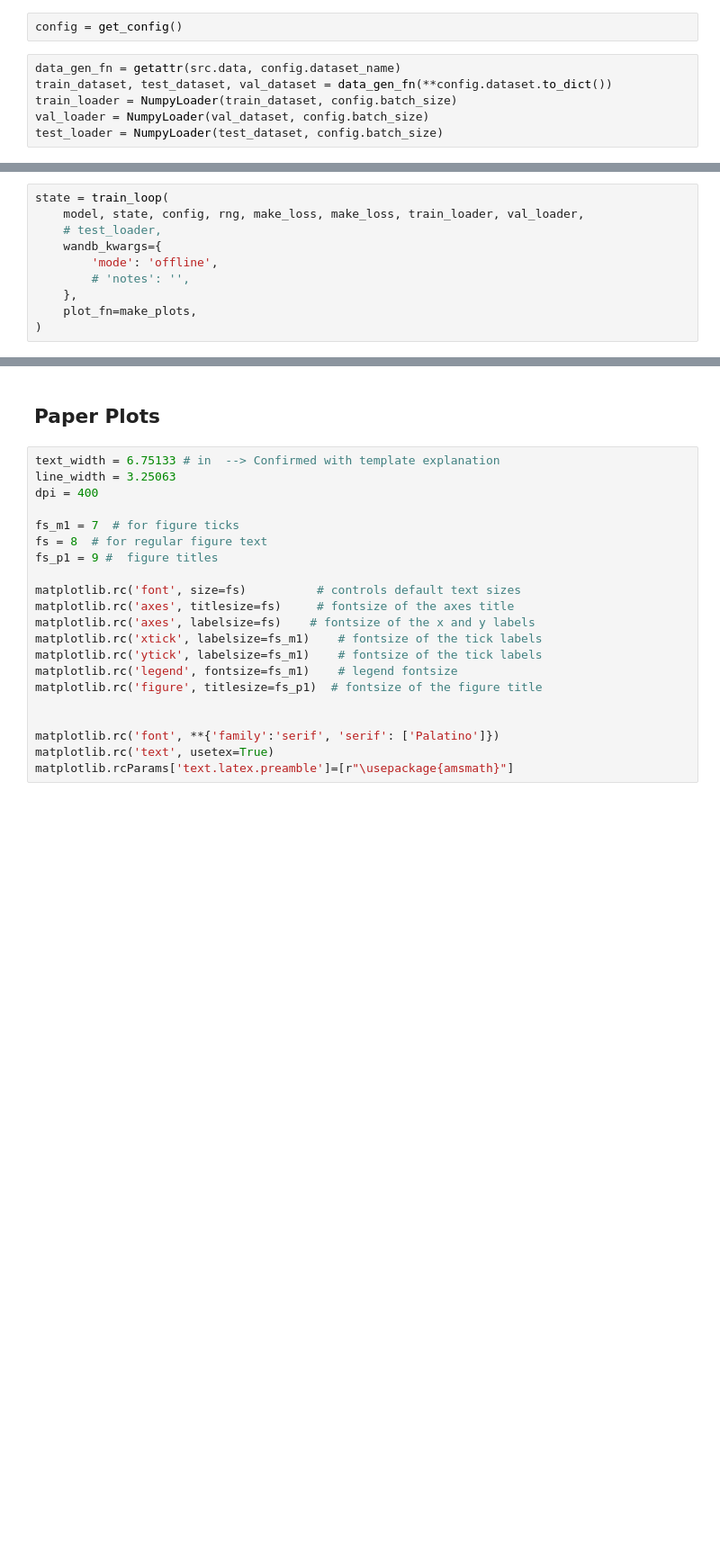
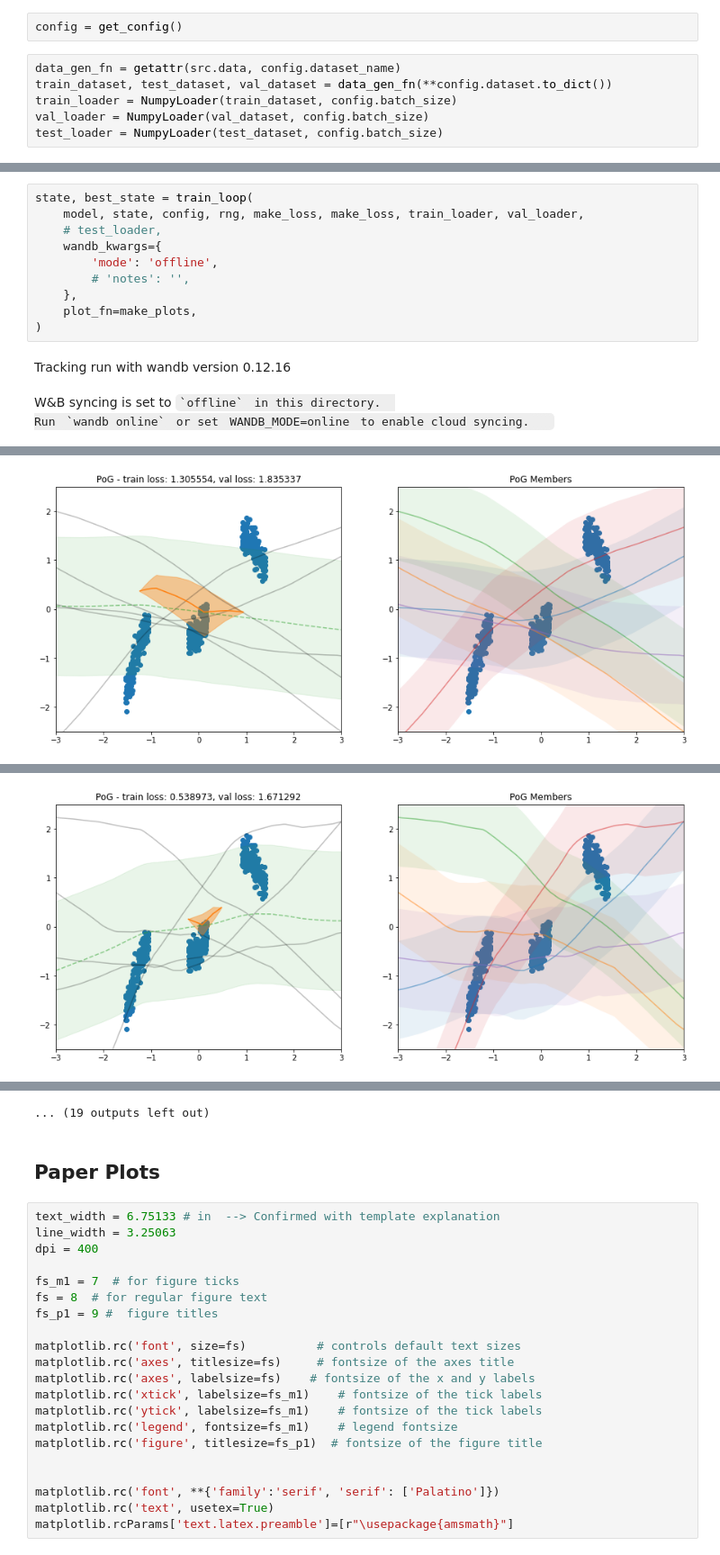
Before and after one commit to JamesAllingham/anytime-poe, a Jupyter notebook: experiments/notebooks/train_pog_ens.ipynb, the cells around one changed output, grey strips where cells are left out. Shown at 90% size. Cells and saved outputs as stored; diff of their text form; blank space fills up the shorter version.

```diff
--- a/experiments/notebooks/train_pog_ens.ipynb
+++ b/experiments/notebooks/train_pog_ens.ipynb
@@ -44,5 +68,5 @@ model, state = setup_training(config, setup_rng, init_x, init_y)
 # %%
-state = train_loop(
+state, best_state = train_loop(
     model, state, config, rng, make_loss, make_loss, train_loader, val_loader,
     # test_loader,
     wandb_kwargs={
@@ -51,3 +75,7 @@ state = train_loop(
     },
     plot_fn=make_plots,
 )
+# %% [output]
+Tracking run with wandb version 0.12.16
+W&B syncing is set to `offline` in this directory.
+Run `wandb online` or set WANDB_MODE=online to enable cloud syncing.
@@ -53,0 +83 @@ state = train_loop(
+[figure, added]
@@ -53,0 +104 @@ state = train_loop(
+[figure, added]
@@ -54,3 +168,4 @@ state = train_loop(
+... (19 outputs left out)
 # %% [markdown]
 ## Paper Plots
 # %%
```
Also changed, not shown: parts of 7 cells of this notebook.
